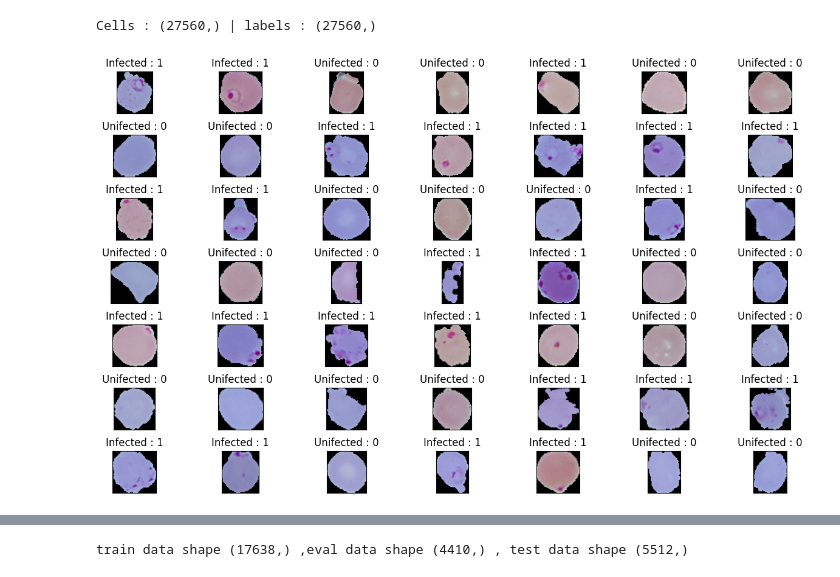
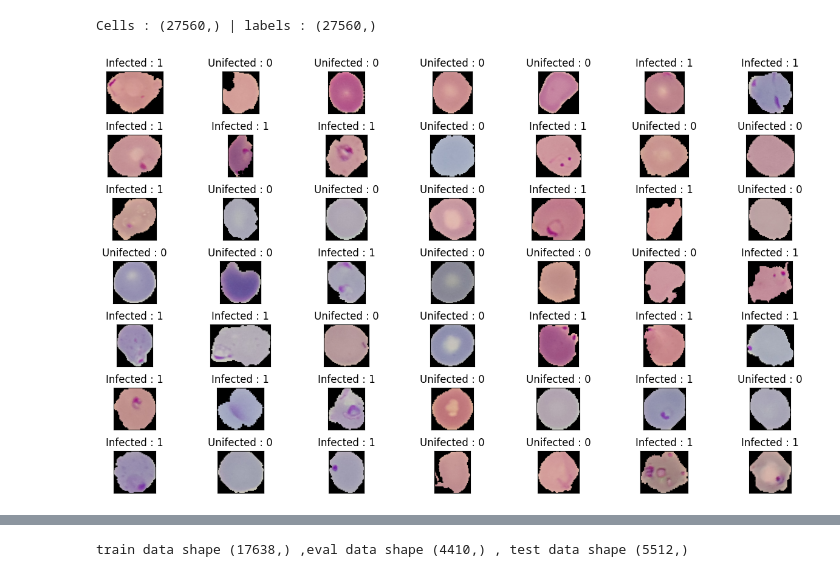
Before and after one commit to Bryven7/PROJ-H419, a Jupyter notebook: detecting-malaria-cnn.ipynb, the cells around one changed output, grey strips where cells are left out. Cells and saved outputs as stored; diff of their text form; code cells hidden in the pictures.

```diff
--- a/detecting-malaria-cnn.ipynb
+++ b/detecting-malaria-cnn.ipynb
@@ -113,20 +123,21 @@ Cells : (27560,) | labels : (27560,)
 # %%
 plt.figure(1 , figsize = (15 , 9))
 n = 0
 for i in range(49):
     n += 1
     r = np.random.randint(0 , cells_path.shape[0] , 1)
     plt.subplot(7 , 7 , n)
     plt.subplots_adjust(hspace = 0.5 , wspace = 0.5)
     img =cv2.imread(cells_path[r[0]])
+    img = img[:, :, ::-1]
     plt.imshow(img)
     plt.title('{} : {}'.format('Infected' if labels[r[0]] == 1 else 'Unifected' ,
                                labels[r[0]]) )
     plt.xticks([]) , plt.yticks([])
 
 plt.show()
 # %% [output]
-[figure, old version]
+[figure, new version]
 # %%
 plt.figure(1, figsize = (15 , 7))
 plt.subplot(1 , 2 , 1)
```
Also changed, not shown: parts of 8 cells of this notebook.
